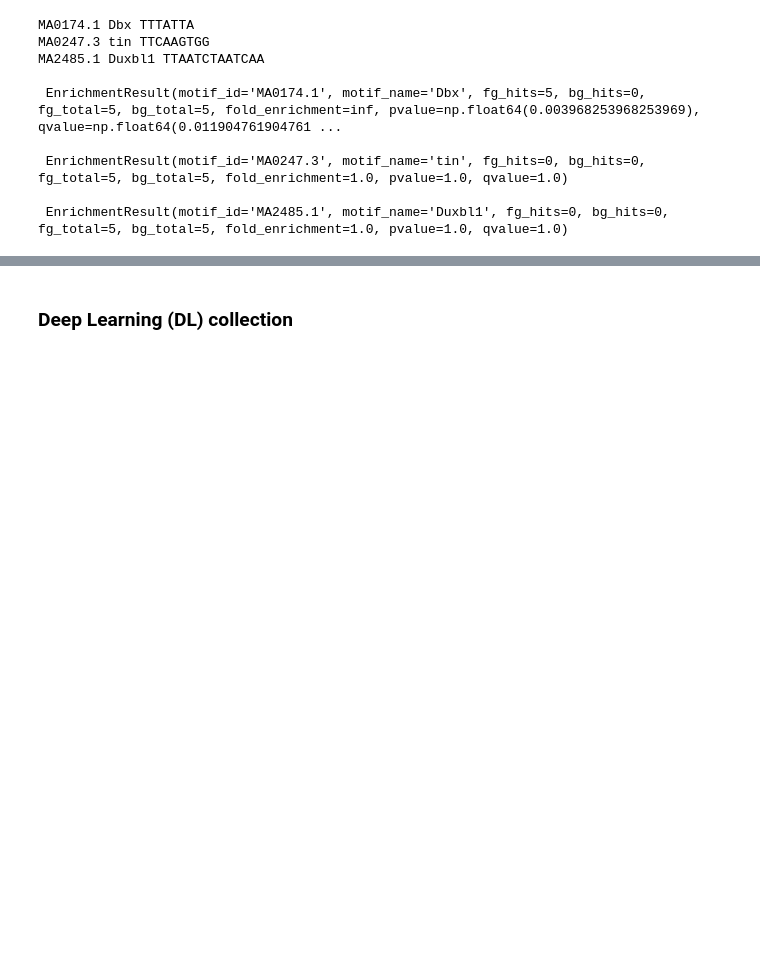
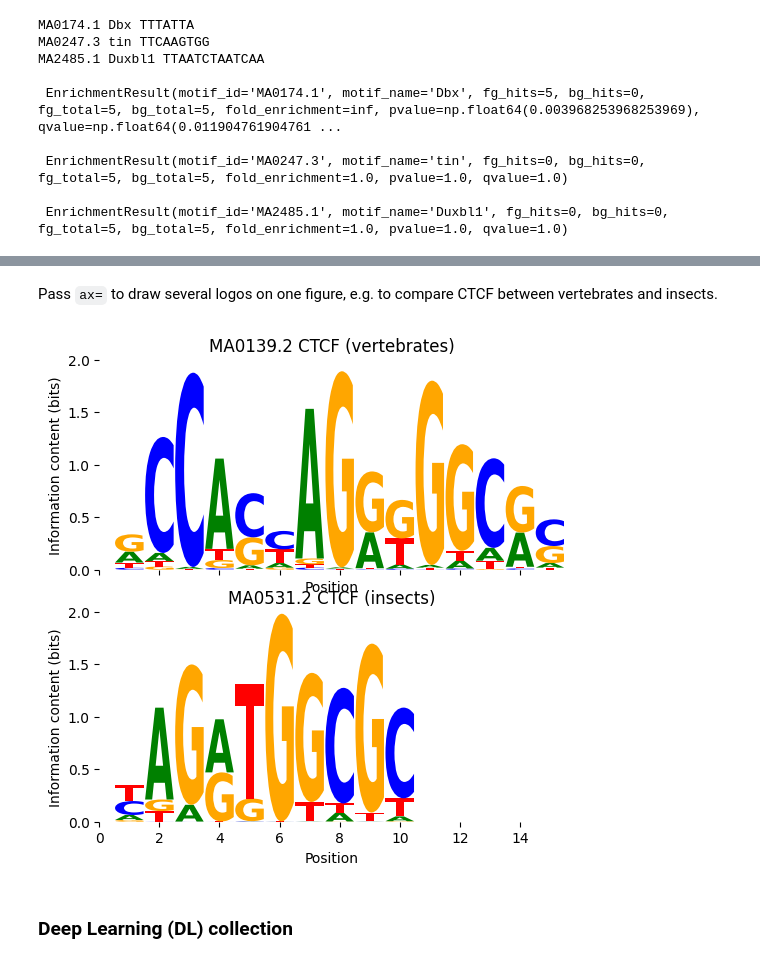
Before and after one commit to asntech/pyjaspar, a Jupyter notebook: pyjaspar_notebook.ipynb, the cells around one changed output, grey strips where cells are left out. Drawn from its saved outputs; the diff is of its cells as text; code cells hidden in the pictures; blank space fills up the shorter version.

```diff
--- a/pyjaspar_notebook.ipynb
+++ b/pyjaspar_notebook.ipynb
@@ -218,3 +229,17 @@ MA2485.1 Duxbl1 TTAATCTAATCAA
+# %% [markdown]
+Pass `ax=` to draw several logos on one figure, e.g. to compare CTCF between vertebrates and insects.
+# %%
+import matplotlib.pyplot as plt
+
+motif_human = jdb_obj.fetch_motif_by_id("MA0139.2")  # vertebrates
+motif_fly = jdb_obj.fetch_motif_by_id("MA0531.2")  # insects
+
+fig, axes = plt.subplots(2, 1, figsize=(6, 6), sharex=True)
+for ax, m in zip(axes, (motif_human, motif_fly)):
+    plot_logo(m, ax=ax)
+    ax.set_title(f"{m.matrix_id} {m.name} ({m.tax_group})")
+# %% [output]
+[figure, added]
 # %% [markdown]
 ### Deep Learning (DL) collection
 # %%
```
Also changed, not shown: parts of 2 cells of this notebook, 1 other file.
